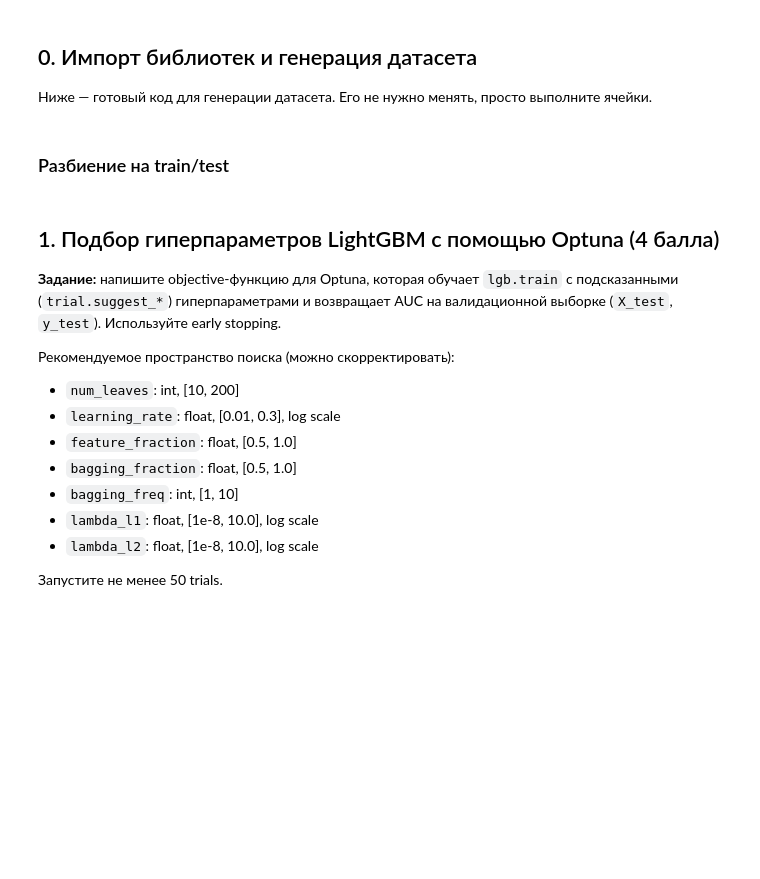
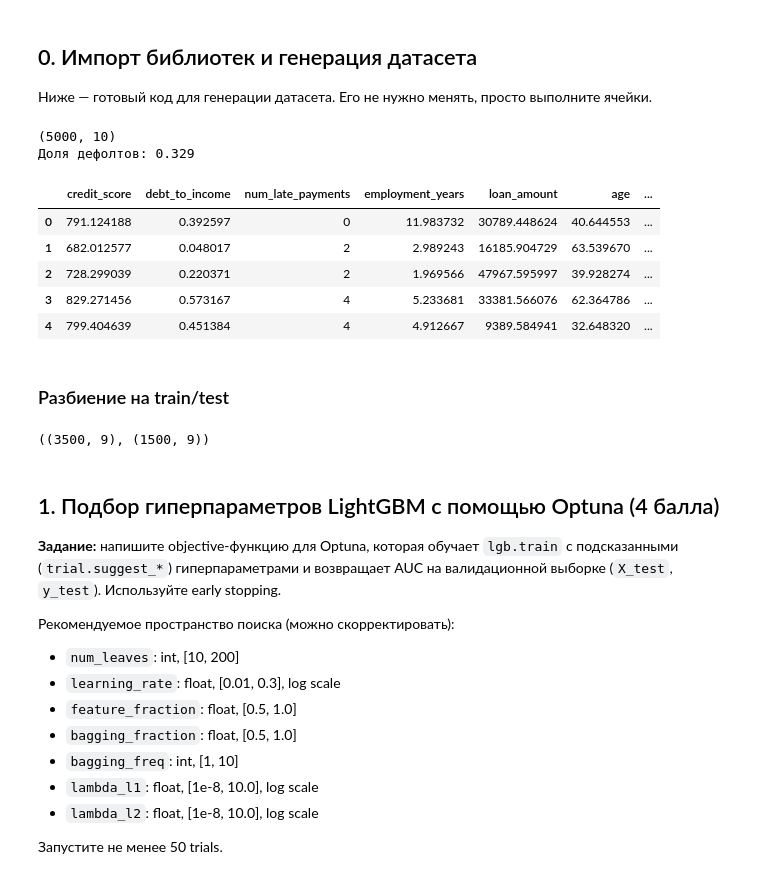
Before and after one commit to dlim76/TBank-risk-intensive, a Jupyter notebook: homework 4/risk_intensive_hw4.ipynb, the cells around one changed output. Drawn from its saved outputs; the diff is of its cells as text; code cells hidden in the pictures; blank space fills up the shorter version.

```diff
--- a/homework 4/risk_intensive_hw4.ipynb
+++ b/homework 4/risk_intensive_hw4.ipynb
@@ -26,21 +26,30 @@
 # %%
 import numpy as np
 import pandas as pd
 import matplotlib.pyplot as plt
 import seaborn as sns
 from sklearn.model_selection import train_test_split
 from sklearn.metrics import roc_auc_score
 import lightgbm as lgb
 
 sns.set_style("whitegrid")
 plt.rcParams['figure.figsize'] = (10, 6)
 
 RANDOM_STATE = 42
 
-df = pd.read_csv(...)
+df = pd.read_csv('credit_default_dataset.csv')
 print(df.shape)
 print(f"Доля дефолтов: {df['default'].mean():.3f}")
 df.head()
+# %% [output]
+(5000, 10)
+Доля дефолтов: 0.329
+|  | credit_score | debt_to_income | num_late_payments | employment_years | loan_amount | age | ... |
+| 0 | 791.124188 | 0.392597 | 0 | 11.983732 | 30789.448624 | 40.644553 | ... |
+| 1 | 682.012577 | 0.048017 | 2 | 2.989243 | 16185.904729 | 63.539670 | ... |
+| 2 | 728.299039 | 0.220371 | 2 | 1.969566 | 47967.595997 | 39.928274 | ... |
+| 3 | 829.271456 | 0.573167 | 4 | 5.233681 | 33381.566076 | 62.364786 | ... |
+| 4 | 799.404639 | 0.451384 | 4 | 4.912667 | 9389.584941 | 32.648320 | ... |
 # %% [markdown]
 ### Разбиение на train/test
 # %%
@@ -52,6 +61,8 @@ X_train, X_test, y_train, y_test = train_test_split(
     X, y, test_size=0.3, random_state=RANDOM_STATE, stratify=y
 )
 X_train.shape, X_test.shape
+# %% [output]
+((3500, 9), (1500, 9))
 # %% [markdown]
 ## 1. Подбор гиперпараметров LightGBM с помощью Optuna (4 балла)
 
```
Also changed, not shown: parts of 19 cells of this notebook, 4 other files.
